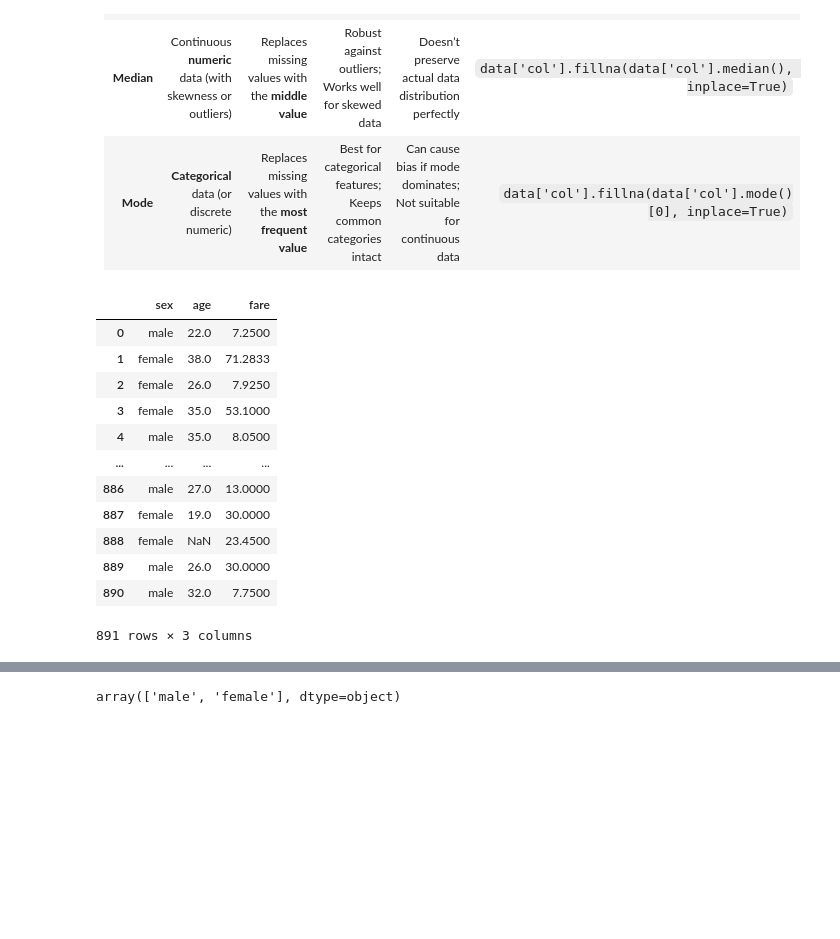
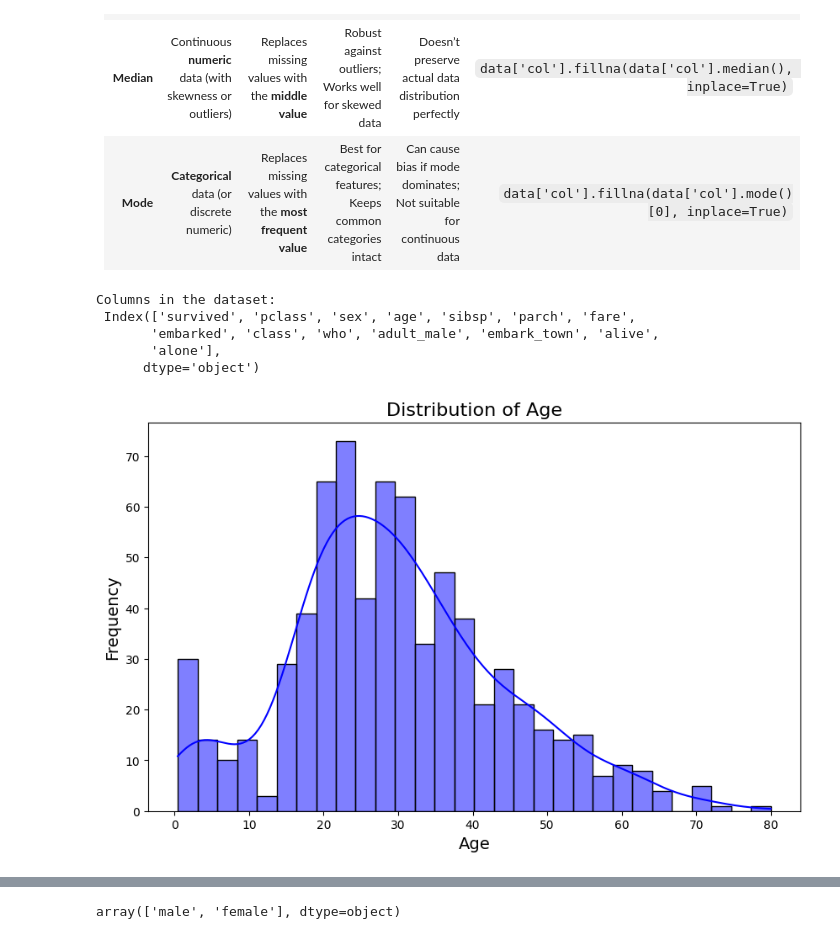
Before and after one commit to ejazurrehman/AI---Data_Science_Course, a Jupyter notebook: pyton_for_data_science/07_pandas.ipynb, the cells around one changed output, grey strips where cells are left out. Cells and saved outputs as stored; diff of their text form; code cells hidden in the pictures; blank space fills up the shorter version.

```diff
--- a/pyton_for_data_science/07_pandas.ipynb
+++ b/pyton_for_data_science/07_pandas.ipynb
@@ -239,24 +264,3 @@ sns.heatmap(df.isnull(), cmap='viridis')
 | **Mean**   | Continuous **numeric** data (normally distributed, no extreme outliers) | Replaces missing values with the **average** of available values | Simple & quick; Keeps dataset balanced                        | Sensitive to outliers → may distort results if data is skewed      | `data['col'].fillna(data['col'].mean(), inplace=True)`    |
 | **Median** | Continuous **numeric** data (with skewness or outliers)                 | Replaces missing values with the **middle value**                | Robust against outliers; Works well for skewed data           | Doesn’t preserve actual data distribution perfectly                | `data['col'].fillna(data['col'].median(), inplace=True)`  |
 | **Mode**   | **Categorical** data (or discrete numeric)                              | Replaces missing values with the **most frequent value**         | Best for categorical features; Keeps common categories intact | Can cause bias if mode dominates; Not suitable for continuous data | `data['col'].fillna(data['col'].mode()[0], inplace=True)` |
-# %%
-# check one dimenson data
-df['sex']
-# check two dimension data
-df[['sex', 'age']]
-# check three dimension data
-df[['sex', 'age', 'fare']]
-# %% [output]
-|  | sex | age | fare |
-| 0 | male | 22.0 | 7.2500 |
-| 1 | female | 38.0 | 71.2833 |
-| 2 | female | 26.0 | 7.9250 |
-| 3 | female | 35.0 | 53.1000 |
-| 4 | male | 35.0 | 8.0500 |
-| ... | ... | ... | ... |
-| 886 | male | 27.0 | 13.0000 |
-| 887 | female | 19.0 | 30.0000 |
-| 888 | female | NaN | 23.4500 |
-| 889 | male | 26.0 | 30.0000 |
-| 890 | male | 32.0 | 7.7500 |
-891 rows × 3 columns
@@ -262,0 +270,20 @@ df[['sex', 'age', 'fare']]
+# %%
+# check columns
+print("Columns in the dataset:\n", df.columns)
+# %% [output]
+Columns in the dataset:
+ Index(['survived', 'pclass', 'sex', 'age', 'sibsp', 'parch', 'fare',
+       'embarked', 'class', 'who', 'adult_male', 'embark_town', 'alive',
+       'alone'],
+      dtype='object')
+# %%
+# Distribution plot for Age
+plt.figure(figsize=(10,6))
+sns.histplot(df['age'], bins=30, kde=True, color='blue')
+
+plt.title('Distribution of Age', fontsize=16)
+plt.xlabel('Age', fontsize=14)
+plt.ylabel('Frequency', fontsize=14)
+plt.show()
+# %% [output]
+[figure, added]
```
Also changed, not shown: parts of 27 cells of this notebook.
